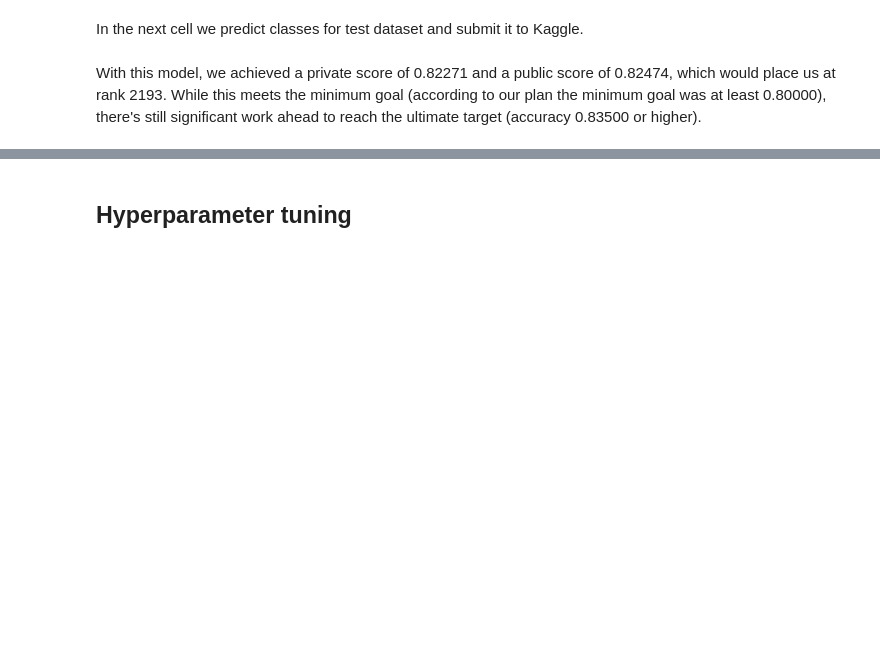
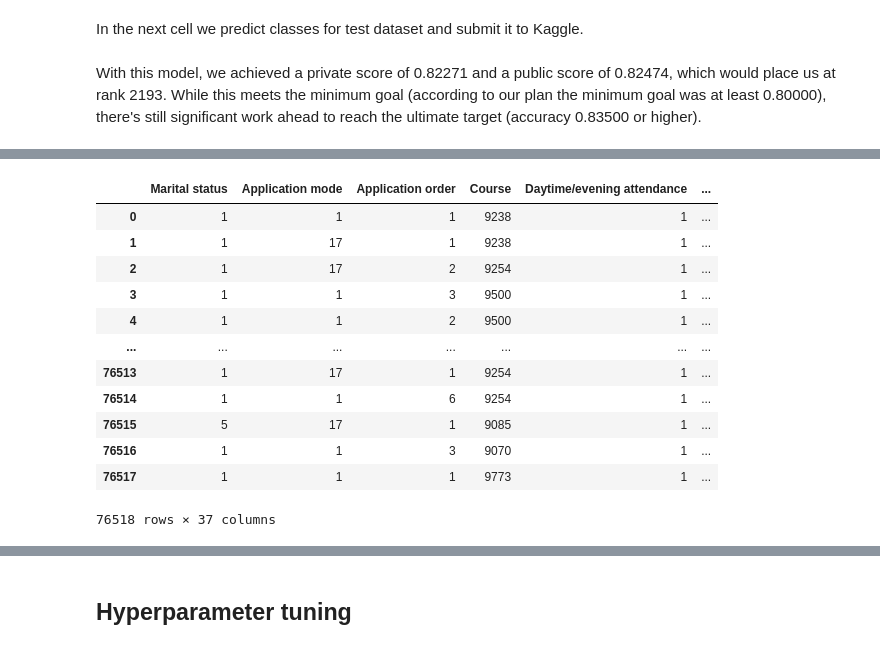
Before and after one commit to azakatov/ut-ml-project-2024, a Jupyter notebook: main.ipynb, the cells around one changed output, grey strips where cells are left out. Saved outputs shown, nothing was run; the diff lists cells and outputs as text; code cells hidden in the pictures; blank space fills up the shorter version.

```diff
--- a/main.ipynb
+++ b/main.ipynb
@@ -998,0 +1220,16 @@ With this model, we achieved a private score of 0.82271 and a public score of 0.
+# %%
+train
+# %% [output]
+|  | Marital status | Application mode | Application order | Course | Daytime/evening attendance | ... |
+| 0 | 1 | 1 | 1 | 9238 | 1 | ... |
+| 1 | 1 | 17 | 1 | 9238 | 1 | ... |
+| 2 | 1 | 17 | 2 | 9254 | 1 | ... |
+| 3 | 1 | 1 | 3 | 9500 | 1 | ... |
+| 4 | 1 | 1 | 2 | 9500 | 1 | ... |
+| ... | ... | ... | ... | ... | ... | ... |
+| 76513 | 1 | 17 | 1 | 9254 | 1 | ... |
+| 76514 | 1 | 1 | 6 | 9254 | 1 | ... |
+| 76515 | 5 | 17 | 1 | 9085 | 1 | ... |
+| 76516 | 1 | 1 | 3 | 9070 | 1 | ... |
+| 76517 | 1 | 1 | 1 | 9773 | 1 | ... |
+76518 rows × 37 columns
```
Also changed, not shown: parts of 28 cells of this notebook.
